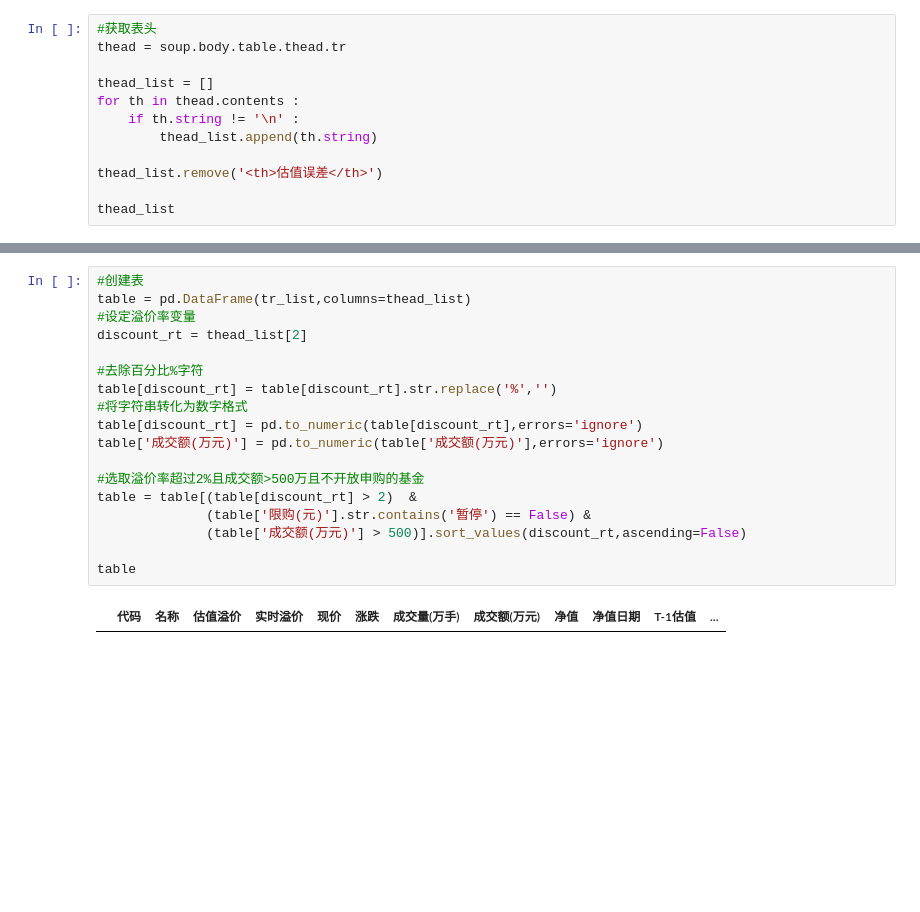
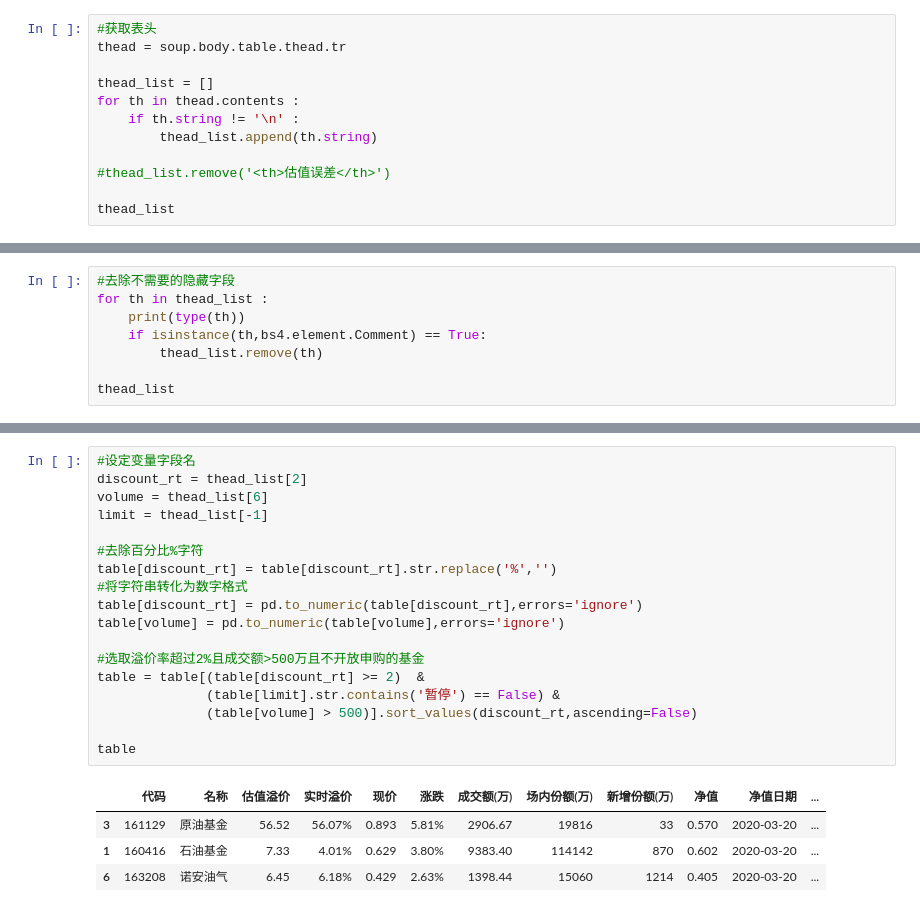
Before and after one commit to chinnsyouki/learnPython, a Jupyter notebook: 07-用python爬虫获取原油基金溢价率数据.ipynb, the cells around one changed output, grey strips where cells are left out. Saved outputs shown, nothing was run; the diff lists cells and outputs as text; blank space fills up the shorter version.

```diff
--- a/07-用python爬虫获取原油基金溢价率数据.ipynb
+++ b/07-用python爬虫获取原油基金溢价率数据.ipynb
@@ -21,7 +22,7 @@ for th in thead.contents :
     if th.string != '\n' :
         thead_list.append(th.string)
 
-thead_list.remove('<th>估值误差</th>')
+#thead_list.remove('<th>估值误差</th>')
 
 thead_list
 # %% [output]
@@ -42,0 +46,8 @@ thead_list
+# %%
+#去除不需要的隐藏字段
+for th in thead_list :
+    print(type(th))
+    if isinstance(th,bs4.element.Comment) == True:
+        thead_list.remove(th)
+
+thead_list
@@ -72,20 +141,23 @@ tr_list
 # %%
-#创建表
-table = pd.DataFrame(tr_list,columns=thead_list)
-#设定溢价率变量
+#设定变量字段名
 discount_rt = thead_list[2]
+volume = thead_list[6]
+limit = thead_list[-1]
 
 #去除百分比%字符
 table[discount_rt] = table[discount_rt].str.replace('%','')
 #将字符串转化为数字格式
 table[discount_rt] = pd.to_numeric(table[discount_rt],errors='ignore')
-table['成交额(万元)'] = pd.to_numeric(table['成交额(万元)'],errors='ignore')
+table[volume] = pd.to_numeric(table[volume],errors='ignore')
 
 #选取溢价率超过2%且成交额>500万且不开放申购的基金
-table = table[(table[discount_rt] > 2)  &
-              (table['限购(元)'].str.contains('暂停') == False) &
-              (table['成交额(万元)'] > 500)].sort_values(discount_rt,ascending=False)
+table = table[(table[discount_rt] >= 2)  &
+              (table[limit].str.contains('暂停') == False) &
+              (table[volume] > 500)].sort_values(discount_rt,ascending=False)
 
 table
 # %% [output]
-|  | 代码 | 名称 | 估值溢价 | 实时溢价 | 现价 | 涨跌 | 成交量(万手) | 成交额(万元) | 净值 | 净值日期 | T-1估值 | ... |
+|  | 代码 | 名称 | 估值溢价 | 实时溢价 | 现价 | 涨跌 | 成交额(万) | 场内份额(万) | 新增份额(万) | 净值 | 净值日期 | ... |
+| 3 | 161129 | 原油基金 | 56.52 | 56.07% | 0.893 | 5.81% | 2906.67 | 19816 | 33 | 0.570 | 2020-03-20 | ... |
+| 1 | 160416 | 石油基金 | 7.33 | 4.01% | 0.629 | 3.80% | 9383.40 | 114142 | 870 | 0.602 | 2020-03-20 | ... |
+| 6 | 163208 | 诺安油气 | 6.45 | 6.18% | 0.429 | 2.63% | 1398.44 | 15060 | 1214 | 0.405 | 2020-03-20 | ... |
```
Also changed, not shown: parts of 8 cells of this notebook, 1 other file.
